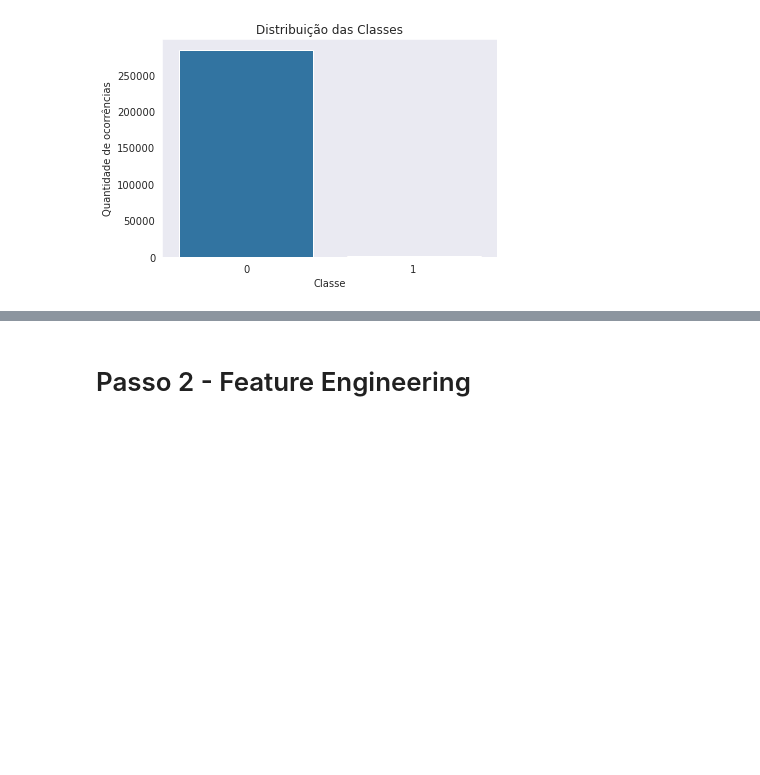
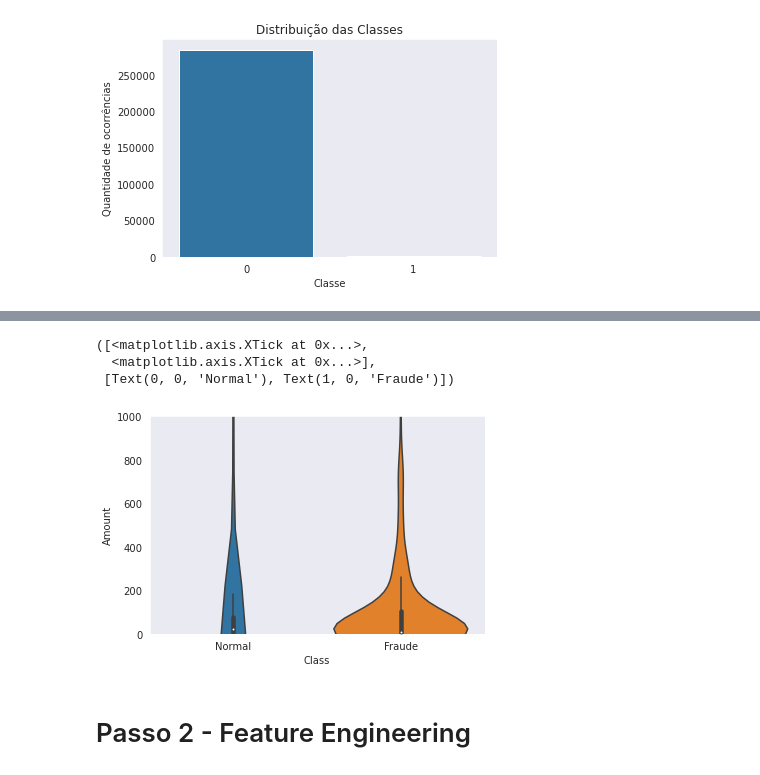
Before and after one commit to erickfog/CreditCardFraudDetection, a Jupyter notebook: v0-creditcardfrauddetection.ipynb, the cells around one changed output, grey strips where cells are left out. Drawn from its saved outputs; the diff is of its cells as text; code cells hidden in the pictures; blank space fills up the shorter version.

```diff
--- a/v0-creditcardfrauddetection.ipynb
+++ b/v0-creditcardfrauddetection.ipynb
@@ -15,5 +29,7 @@ sns.set_style('dark')
 df_raw = pd.read_csv('/home/erickfog/Study_Data_Science/data_creditfraud/creditcard.csv')
 # %% [markdown]
 # Passo 1 - Descrição dos Dados
+# %%
+df1 = df_raw.copy()
 # %%
 # Visualizar as 5 primeiras entradas
@@ -81,2 +207,11 @@ Fraudes representam 0.1727% do dataset.
+# %%
+sns.violinplot(x='Class',y='Amount',data=df1)
+plt.ylim((0,1000))
+plt.xticks([0, 1],['Normal', 'Fraude'])
+# %% [output]
+([<matplotlib.axis.XTick at 0x...>,
+  <matplotlib.axis.XTick at 0x...>],
+ [Text(0, 0, 'Normal'), Text(1, 0, 'Fraude')])
+[figure, added]
 # %% [markdown]
 # Passo 2 - Feature Engineering
```
Also changed, not shown: parts of 30 cells of this notebook.
